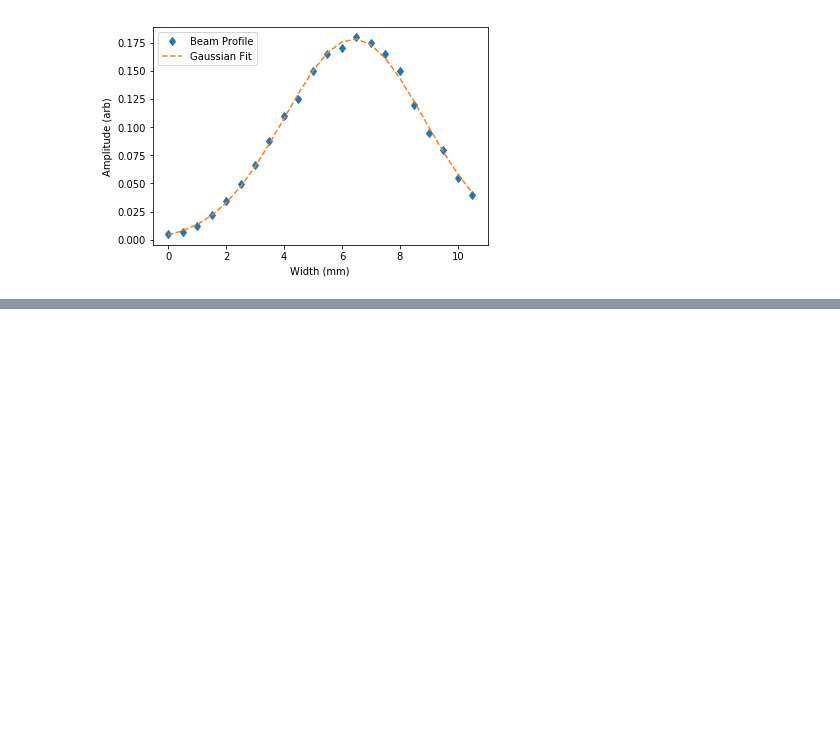
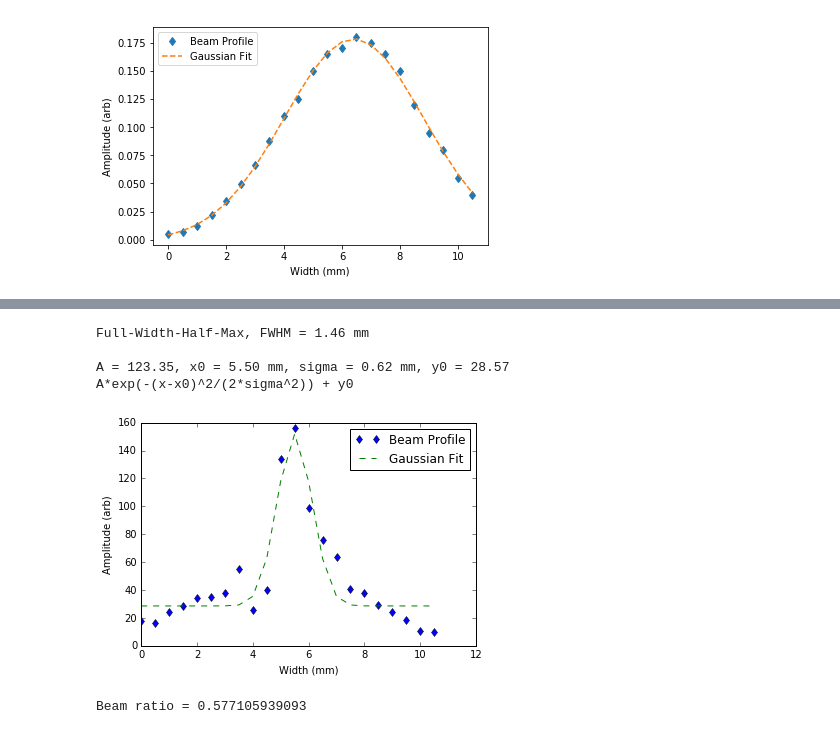
Before and after one commit to crhunt/Razorblade-Beam-Profile, a Jupyter notebook: Razorblade Beam Profile.ipynb, the cells around one changed output, grey strips where cells are left out. Drawn from its saved outputs; the diff is of its cells as text; code cells hidden in the pictures; blank space fills up the shorter version.

```diff
--- a/Razorblade Beam Profile.ipynb
+++ b/Razorblade Beam Profile.ipynb
@@ -81,0 +108,15 @@ A*exp(-(x-x0)^2/(2*sigma^2)) + y0
+# %%
+# 02/09/2018
+# Razor blade after THz/sampling B/S
+# Power meter located before THz pump entry to THz box; integrated power in mW
+ydata = np.array([10,28,43,77,100,145,170,220,280,272,360.420,540,672,737,823,865,905,940,963,989,1000,1010])
+xgauss, ygauss, yfit, coeff = getprofile(ydata,0.5)
+plotprofile(xgauss,ygauss,yfit)
+print('Beam ratio = %s' % str(coeff[2]/1.08))
+# %% [output]
+Full-Width-Half-Max, FWHM = 1.46 mm
+
+A = 123.35, x0 = 5.50 mm, sigma = 0.62 mm, y0 = 28.57
+A*exp(-(x-x0)^2/(2*sigma^2)) + y0
+[figure, added]
+Beam ratio = 0.577105939093
```
Also changed, not shown: parts of 39 cells of this notebook.
